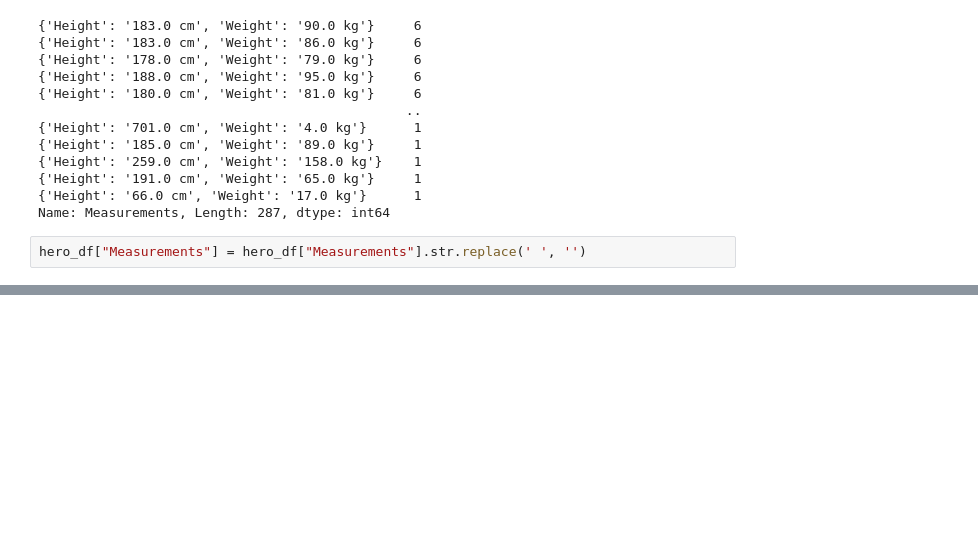
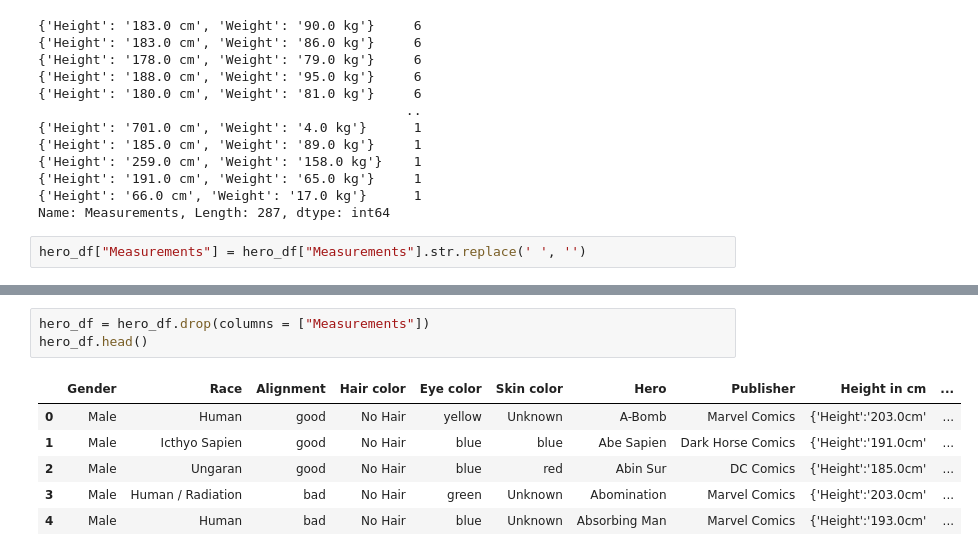
Before and after one commit to lindseyvanosky/Applying-Advanced-Transformations-Exercise, a Jupyter notebook: Applying Advanced Transformations (Core).ipynb, the cells around one changed output, grey strips where cells are left out. Drawn from its saved outputs; the diff is of its cells as text; blank space fills up the shorter version.

```diff
--- a/Applying Advanced Transformations (Core).ipynb
+++ b/Applying Advanced Transformations (Core).ipynb
@@ -184,0 +246,10 @@ hero_df["Measurements"] = hero_df["Measurements"].str.replace(' ', '')
+# %%
+hero_df = hero_df.drop(columns = ["Measurements"])
+hero_df.head()
+# %% [output]
+|  | Gender | Race | Alignment | Hair color | Eye color | Skin color | Hero | Publisher | Height in cm | ... |
+| 0 | Male | Human | good | No Hair | yellow | Unknown | A-Bomb | Marvel Comics | {'Height':'203.0cm' | ... |
+| 1 | Male | Icthyo Sapien | good | No Hair | blue | blue | Abe Sapien | Dark Horse Comics | {'Height':'191.0cm' | ... |
+| 2 | Male | Ungaran | good | No Hair | blue | red | Abin Sur | DC Comics | {'Height':'185.0cm' | ... |
+| 3 | Male | Human / Radiation | bad | No Hair | green | Unknown | Abomination | Marvel Comics | {'Height':'203.0cm' | ... |
+| 4 | Male | Human | bad | No Hair | blue | Unknown | Absorbing Man | Marvel Comics | {'Height':'193.0cm' | ... |
```
Also changed, not shown: parts of 23 cells of this notebook.
